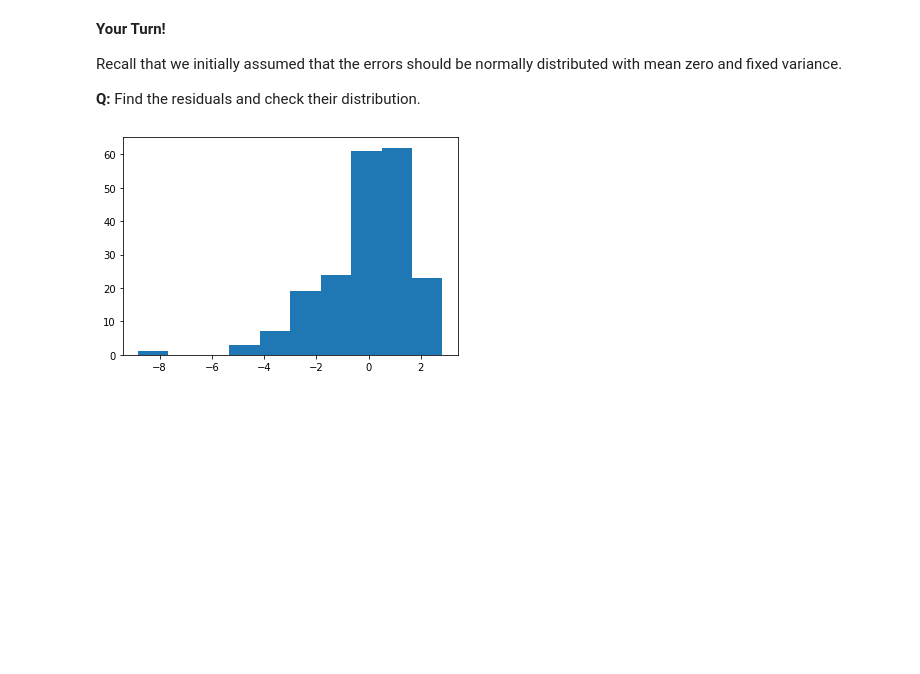
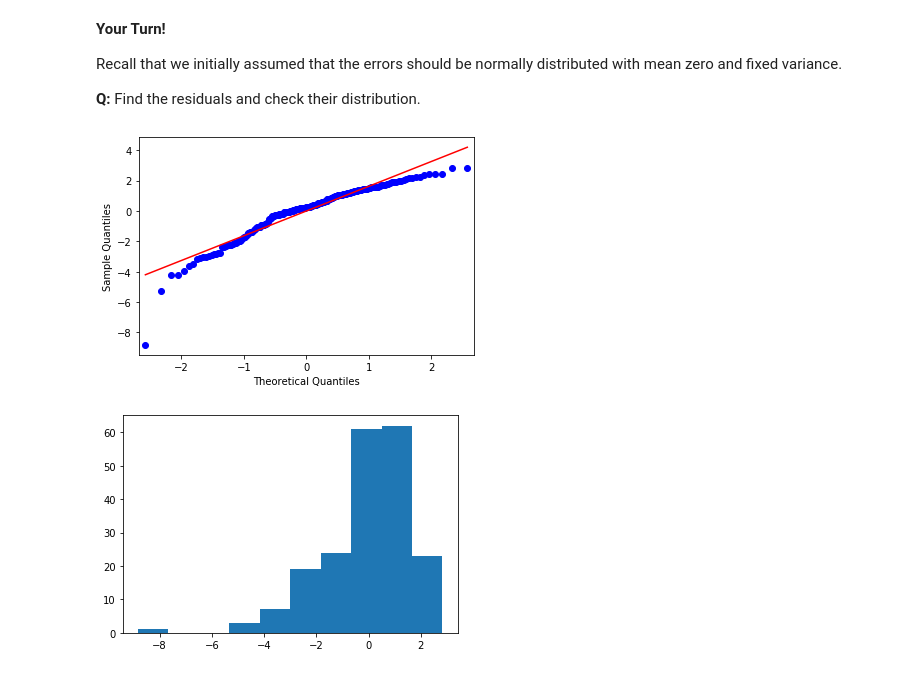
Before and after one commit to learn-co-students/dc-ds-111819, a Jupyter notebook: mod-4/coach-lab-assumption-checking/Assumption Checking.ipynb, the cells around one changed output. Saved outputs shown, nothing was run; the diff lists cells and outputs as text; code cells hidden in the pictures; blank space fills up the shorter version.

```diff
--- a/mod-4/coach-lab-assumption-checking/Assumption Checking.ipynb
+++ b/mod-4/coach-lab-assumption-checking/Assumption Checking.ipynb
@@ -222,6 +236,12 @@ __Your Turn!__
 Recall that we initially assumed that the errors should be normally distributed with mean zero and fixed variance.
 
 __Q:__ Find the residuals and check their distribution.
+# %%
+# QQ Plot
+fig = sm.qqplot(residuals, line = 'r')
+plt.show()
+# %% [output]
+[figure, added]
 # %%
 y_pred = res.predict(X)
 residuals = res.resid
```
Also changed, not shown: parts of 11 cells of this notebook.
